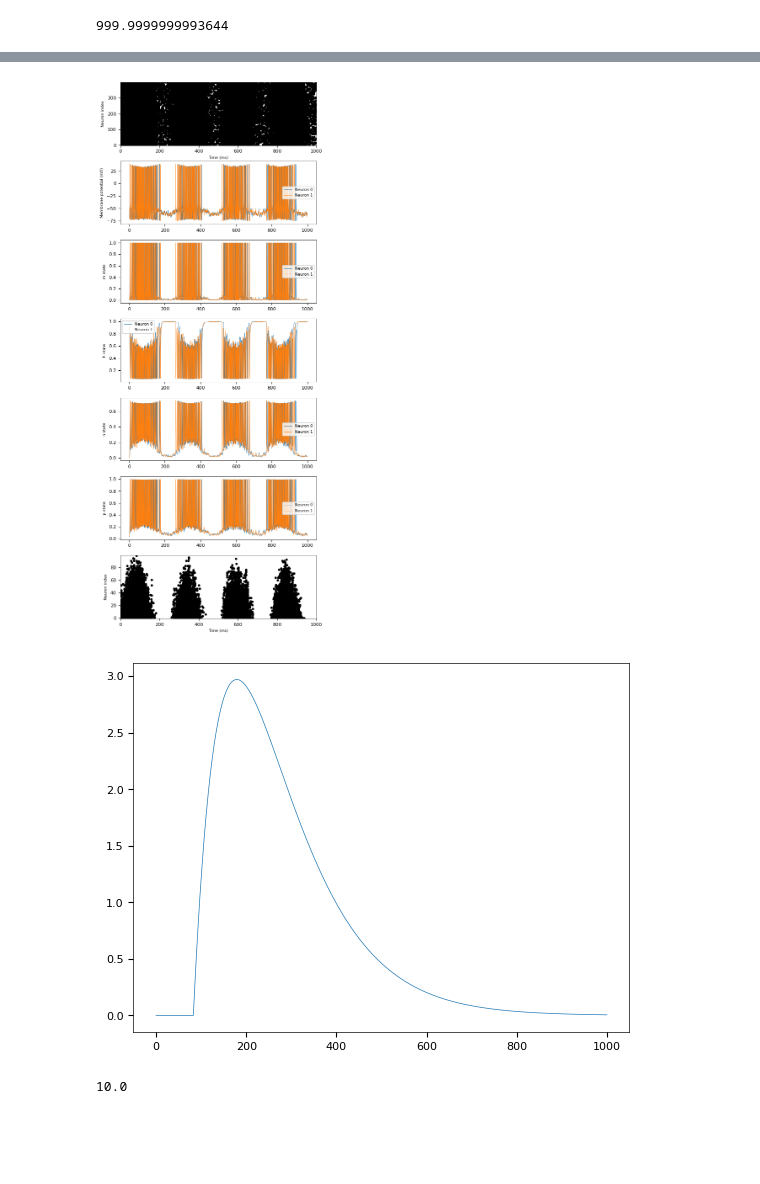
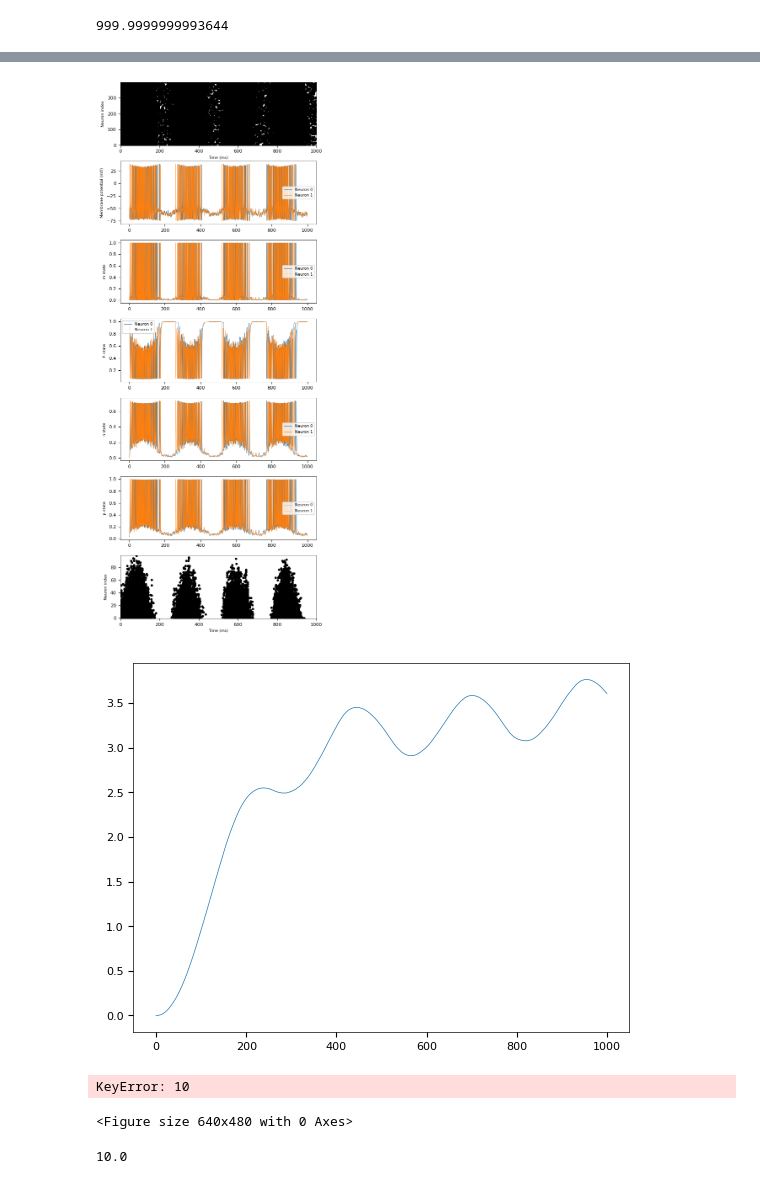
Before and after one commit to rnwatanabe/Modelo-Motoneuronio, a Jupyter notebook: Notebooks/force_generation_calcium_test.ipynb, the cells around one changed output, grey strips where cells are left out. Drawn from its saved outputs; the diff is of its cells as text; code cells hidden in the pictures; blank space fills up the shorter version.

Commit message:
calcium

```diff
--- a/Notebooks/force_generation_calcium_test.ipynb
+++ b/Notebooks/force_generation_calcium_test.ipynb
@@ -80,7 +95,7 @@ cell_type = Classes.cell_class(
 cells = sim.Population(n, cell_type, initial_values={'v': list(-70*np.ones(n))})
 # %%
 neuromuscular_system(cells, 100)
-muscle_units, force_objects, neuromuscular_junctions = neuromuscular_system(cells, 100)
+muscle_units, force_objects, neuromuscular_junctions = neuromuscular_system(cells, 100, calcium=True)
 # %%
 np.random.seed(26278342)
 spike_source = sim.Population(400, Classes.SpikeSourceGammaStart(alpha=1))
@@ -103,6 +140,6 @@ for i in range(n):
 # %%
-soma_força(force_objects, 100)
-f, força_total = soma_força(force_objects,100)
+# soma_força(force_objects, 100)
+# f, força_total = soma_força(force_objects,100)
 # %%
 sim.run(1000, callbacks=[Classes.SetRate(spike_source, cells)])
 # %% [output]
@@ -136,6 +173,10 @@ Figure(
 
 
 plt.figure()
-plt.plot(np.arange(0, Tf+timestep, timestep), f[99])
+plt.plot(np.arange(0, Tf+timestep, timestep), f[1])
 plt.show()
+
+plt.figure()
+plt.plot(np.arange(0, Tf+timestep, timestep), cat[10])
+plt.show()
 # %% [output]
@@ -142,5 +200,7 @@ plt.show()
 [figure]
-[figure, old version]
+[figure, new version]
+KeyError: 10
+<Figure size 640x480 with 0 Axes>
 # %%
 neuromuscular_junctions[1].threshold
 # %% [output]
```
Also changed, not shown: parts of 4 cells of this notebook, 3 other files.
